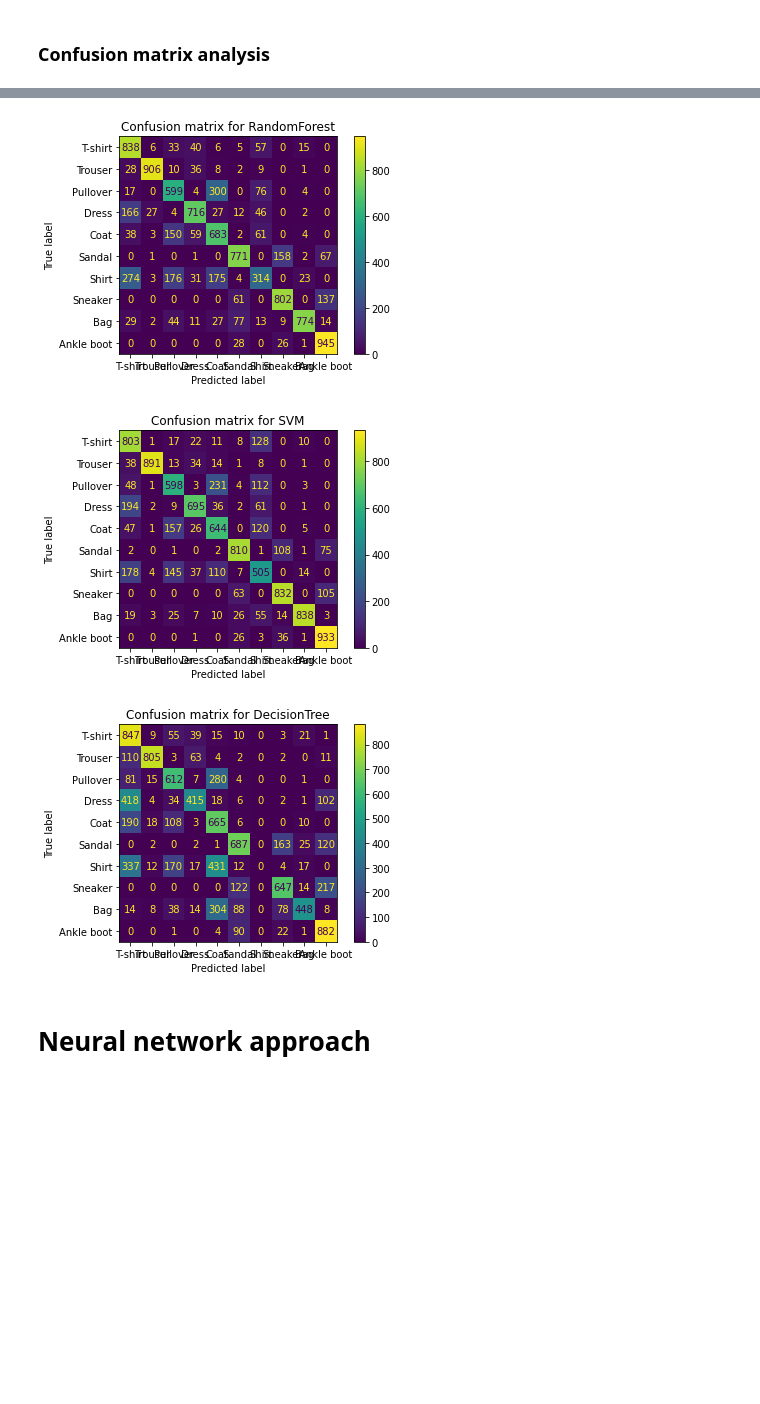
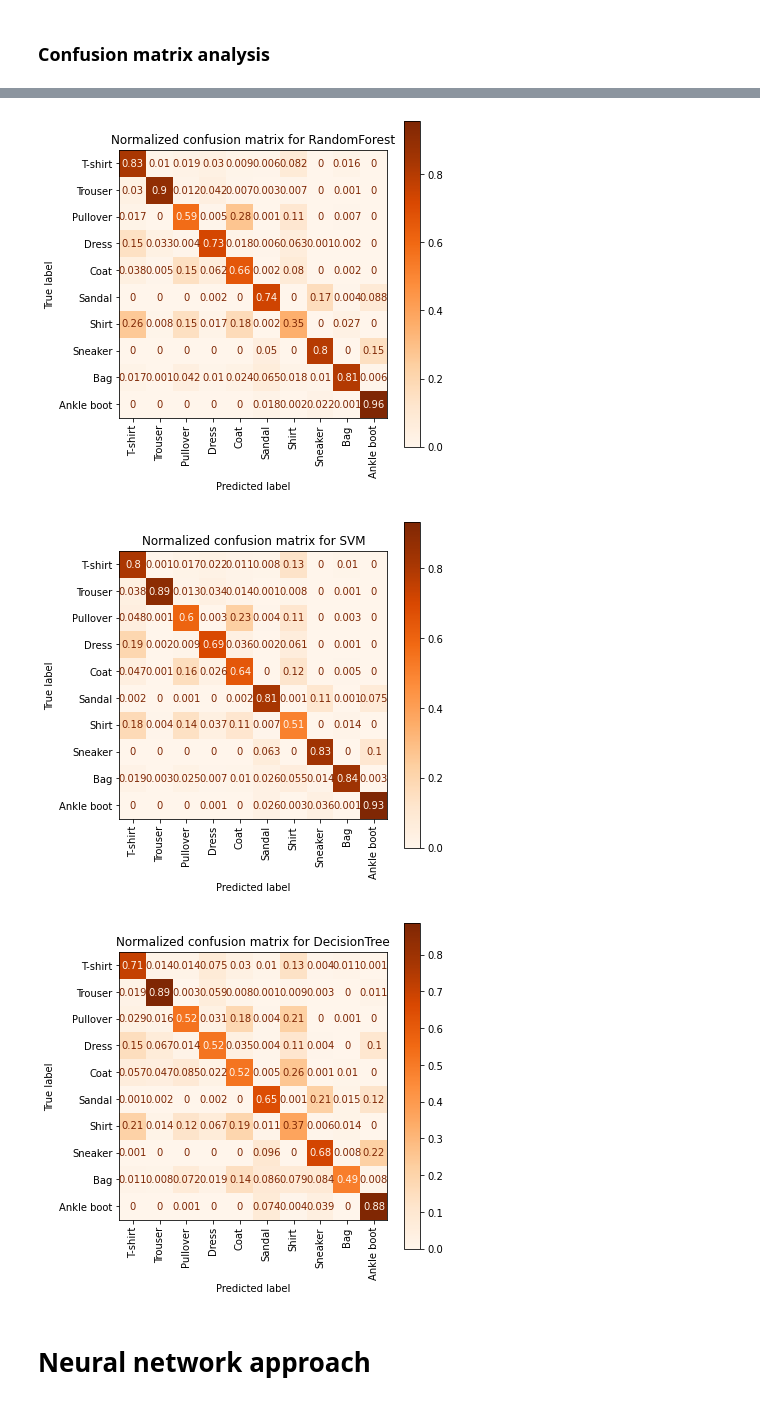
Before and after one commit to PashaIanko/ClothesClassifier, a Jupyter notebook: main.ipynb, the cells around one changed output, grey strips where cells are left out. Drawn from its saved outputs; the diff is of its cells as text; code cells hidden in the pictures; blank space fills up the shorter version.

Commit message:
Fixed layout for confusion matrices

```diff
--- a/main.ipynb
+++ b/main.ipynb
@@ -231,15 +235,20 @@ def plot_cv_metrics(cross_val_res, metrics_name, figsize, layout_shape):
 
         counter += 1
 # %%
-def plot_confusion_matrix(model, model_name, X_test, Y_test):
-    Y_pred = model.predict(X_test)
-    cm = confusion_matrix(Y_test, Y_pred, labels = model.classes_)
-    disp = ConfusionMatrixDisplay(
-        confusion_matrix = cm,
-        display_labels = DataProperties.translate_labels(model.classes_)
+def plot_confusion_matrix(model, model_name, X_test, Y_test, figsize):
+    fig, axes = plt.subplots(1, 1, figsize = figsize)
+
+    ConfusionMatrixDisplay.from_estimator(
+        model,
+        X_test,
+        Y_test,
+        xticks_rotation = 'vertical',
+        display_labels = DataProperties.translate_labels(model.classes_),
+        cmap = 'Oranges',
+        normalize = 'true',
+        ax = axes
     )
-    disp.plot()
-    plt.title(f'Confusion matrix for {model_name}')
+    plt.title(f'Normalized confusion matrix for {model_name}')
     plt.show()
 # %% [markdown]
 # Data download
@@ -464,14 +476,15 @@ plot_cv_metrics(
 # %%
 for model_name, model in cv_results.items():
     plot_confusion_matrix(
         model,
         model_name,
         X_test,
-        Y_test
+        Y_test,
+        figsize = (6, 6)
     )
 # %% [output]
-[figure, old version]
+[figure, new version]
-[figure, old version]
+[figure, new version]
-[figure, old version]
+[figure, new version]
 # %% [markdown]
 # Neural network approach
```
Also changed, not shown: parts of 3 cells of this notebook.
